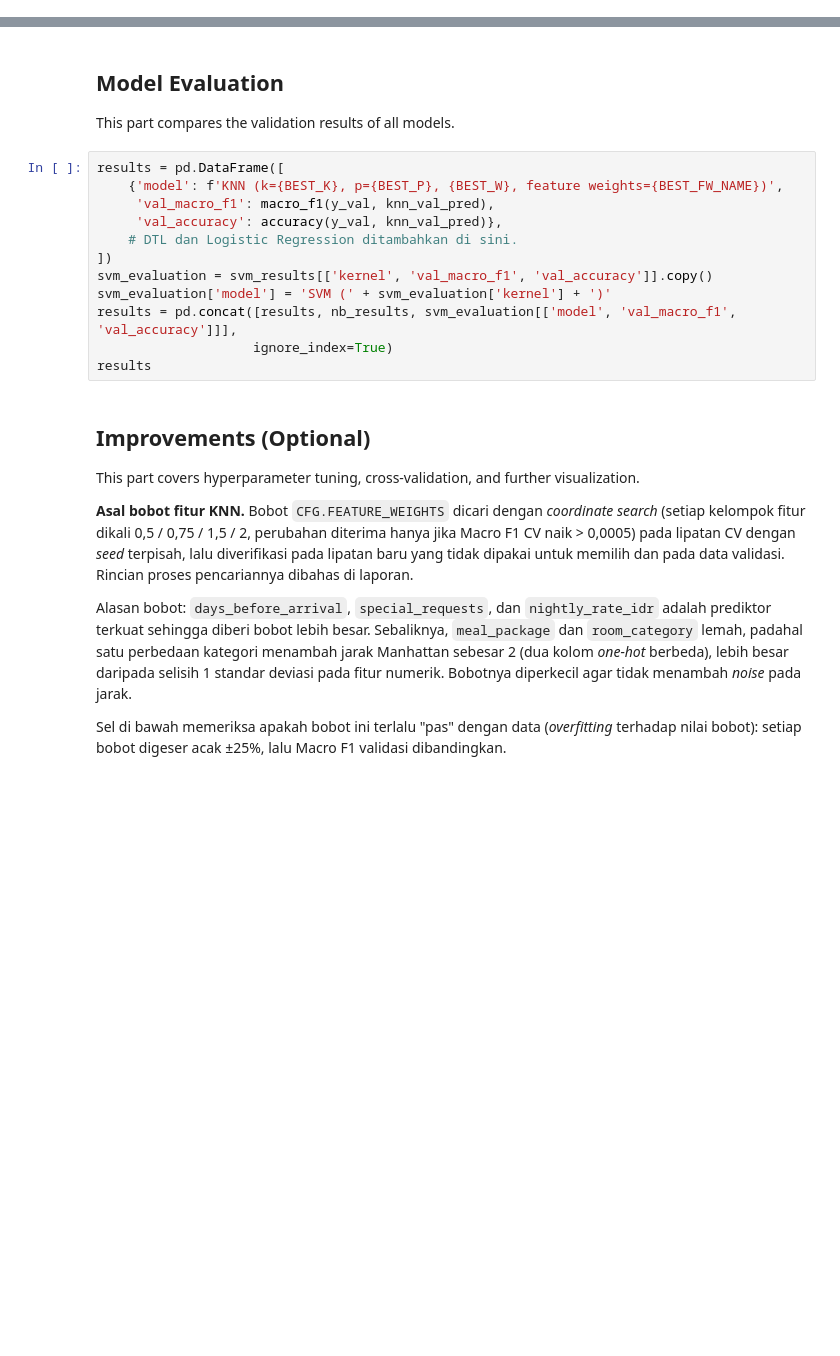
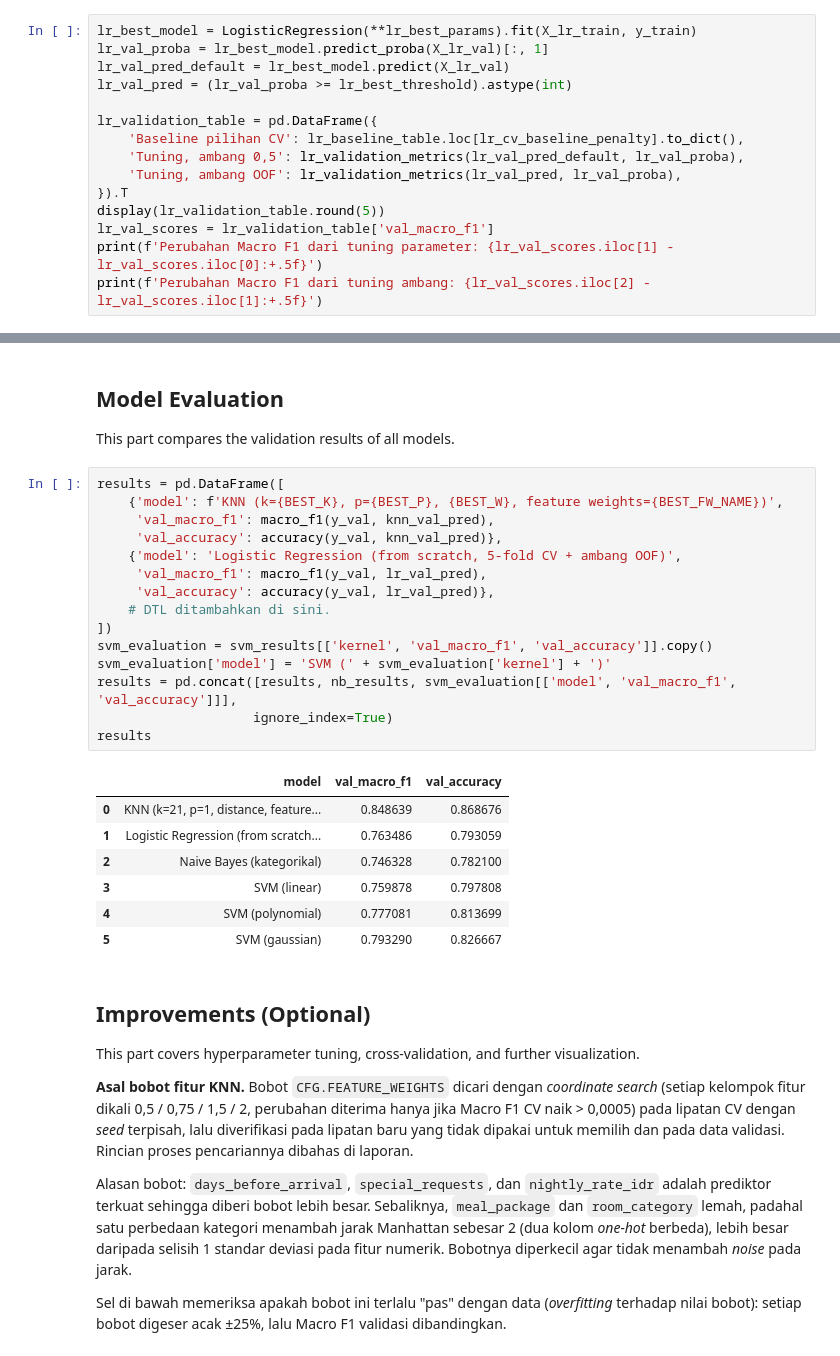
Before and after one commit to zizadhrmaa/IF3170_G25_IMKSIAI, a Jupyter notebook: src/Notebook_Tugas_Besar_2_IF3170_Inteligensi_Artifisial_2026_2027.ipynb, the cells around one changed output, grey strips where cells are left out. Drawn from its saved outputs; the diff is of its cells as text; blank space fills up the shorter version.

```diff
--- a/src/Notebook_Tugas_Besar_2_IF3170_Inteligensi_Artifisial_2026_2027.ipynb
+++ b/src/Notebook_Tugas_Besar_2_IF3170_Inteligensi_Artifisial_2026_2027.ipynb
@@ -683,0 +876,15 @@ This part covers the model with L1, L2, and Elastic Net regularization.
+# %%
+lr_best_model = LogisticRegression(**lr_best_params).fit(X_lr_train, y_train)
+lr_val_proba = lr_best_model.predict_proba(X_lr_val)[:, 1]
+lr_val_pred_default = lr_best_model.predict(X_lr_val)
+lr_val_pred = (lr_val_proba >= lr_best_threshold).astype(int)
+
+lr_validation_table = pd.DataFrame({
+    'Baseline pilihan CV': lr_baseline_table.loc[lr_cv_baseline_penalty].to_dict(),
+    'Tuning, ambang 0,5': lr_validation_metrics(lr_val_pred_default, lr_val_proba),
+    'Tuning, ambang OOF': lr_validation_metrics(lr_val_pred, lr_val_proba),
+}).T
+display(lr_validation_table.round(5))
+lr_val_scores = lr_validation_table['val_macro_f1']
+print(f'Perubahan Macro F1 dari tuning parameter: {lr_val_scores.iloc[1] - lr_val_scores.iloc[0]:+.5f}')
+print(f'Perubahan Macro F1 dari tuning ambang: {lr_val_scores.iloc[2] - lr_val_scores.iloc[1]:+.5f}')
@@ -828,15 +1044,26 @@ This part compares the validation results of all models.
 # %%
 results = pd.DataFrame([
     {'model': f'KNN (k={BEST_K}, p={BEST_P}, {BEST_W}, feature weights={BEST_FW_NAME})',
      'val_macro_f1': macro_f1(y_val, knn_val_pred),
      'val_accuracy': accuracy(y_val, knn_val_pred)},
-    # DTL dan Logistic Regression ditambahkan di sini.
+    {'model': 'Logistic Regression (from scratch, 5-fold CV + ambang OOF)',
+     'val_macro_f1': macro_f1(y_val, lr_val_pred),
+     'val_accuracy': accuracy(y_val, lr_val_pred)},
+    # DTL ditambahkan di sini.
 ])
 svm_evaluation = svm_results[['kernel', 'val_macro_f1', 'val_accuracy']].copy()
 svm_evaluation['model'] = 'SVM (' + svm_evaluation['kernel'] + ')'
 results = pd.concat([results, nb_results, svm_evaluation[['model', 'val_macro_f1', 'val_accuracy']]],
                     ignore_index=True)
 results
+# %% [output]
+|  | model | val_macro_f1 | val_accuracy |
+| 0 | KNN (k=21, p=1, distance, feature... | 0.848639 | 0.868676 |
+| 1 | Logistic Regression (from scratch... | 0.763486 | 0.793059 |
+| 2 | Naive Bayes (kategorikal) | 0.746328 | 0.782100 |
+| 3 | SVM (linear) | 0.759878 | 0.797808 |
+| 4 | SVM (polynomial) | 0.777081 | 0.813699 |
+| 5 | SVM (gaussian) | 0.793290 | 0.826667 |
 # %% [markdown]
 ## Improvements (Optional)
 
```
Also changed, not shown: parts of 24 cells of this notebook, 1 other file.
